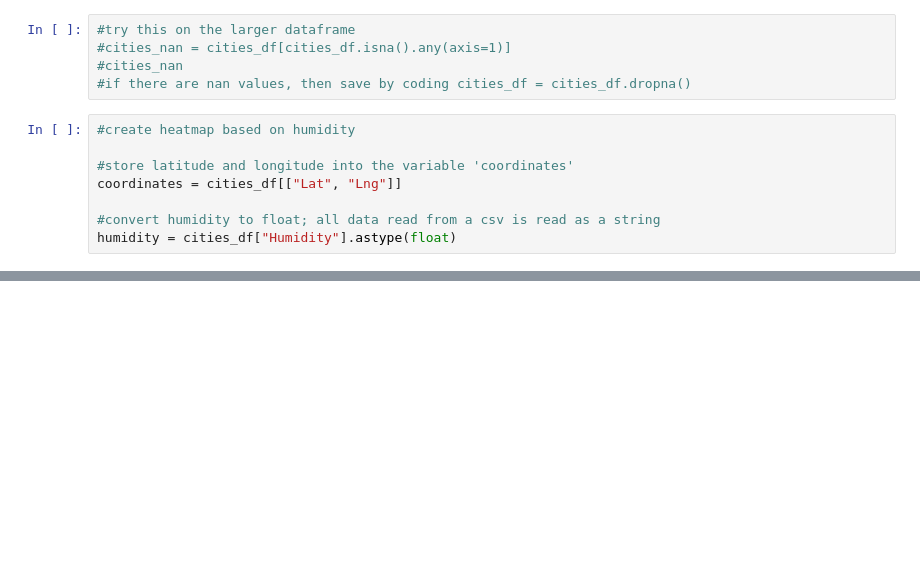
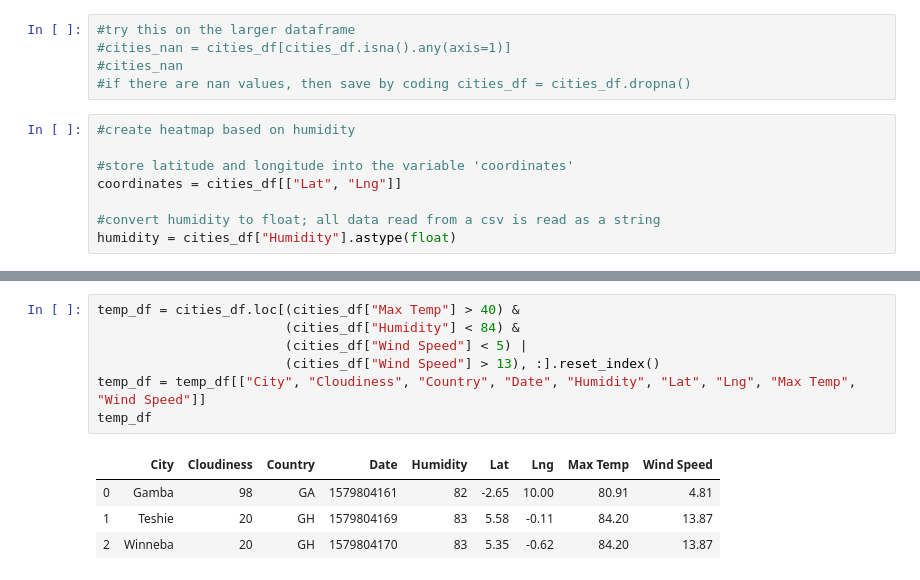
Before and after one commit to VallieTracy/Global-Weather-Analysis, a Jupyter notebook: WeatherPy/VacationPy.ipynb, the cells around one changed output, grey strips where cells are left out. Drawn from its saved outputs; the diff is of its cells as text; blank space fills up the shorter version.

Commit message:
narrowing down vacation requirements; hem plots + dates + 3 observations

```diff
--- a/WeatherPy/VacationPy.ipynb
+++ b/WeatherPy/VacationPy.ipynb
@@ -60,3 +60,15 @@ fig.add_layer(heat_layer)
 fig
 # %% [output]
 [interactive output not drawn]
+# %%
+temp_df = cities_df.loc[(cities_df["Max Temp"] > 40) &
+                        (cities_df["Humidity"] < 84) &
+                        (cities_df["Wind Speed"] < 5) |
+                        (cities_df["Wind Speed"] > 13), :].reset_index()
+temp_df = temp_df[["City", "Cloudiness", "Country", "Date", "Humidity", "Lat", "Lng", "Max Temp", "Wind Speed"]]
+temp_df
+# %% [output]
+|  | City | Cloudiness | Country | Date | Humidity | Lat | Lng | Max Temp | Wind Speed |
+| 0 | Gamba | 98 | GA | 1579804161 | 82 | -2.65 | 10.00 | 80.91 | 4.81 |
+| 1 | Teshie | 20 | GH | 1579804169 | 83 | 5.58 | -0.11 | 84.20 | 13.87 |
+| 2 | Winneba | 20 | GH | 1579804170 | 83 | 5.35 | -0.62 | 84.20 | 13.87 |
```
Also changed, not shown: parts of 1 cell of this notebook, 6 other files.
